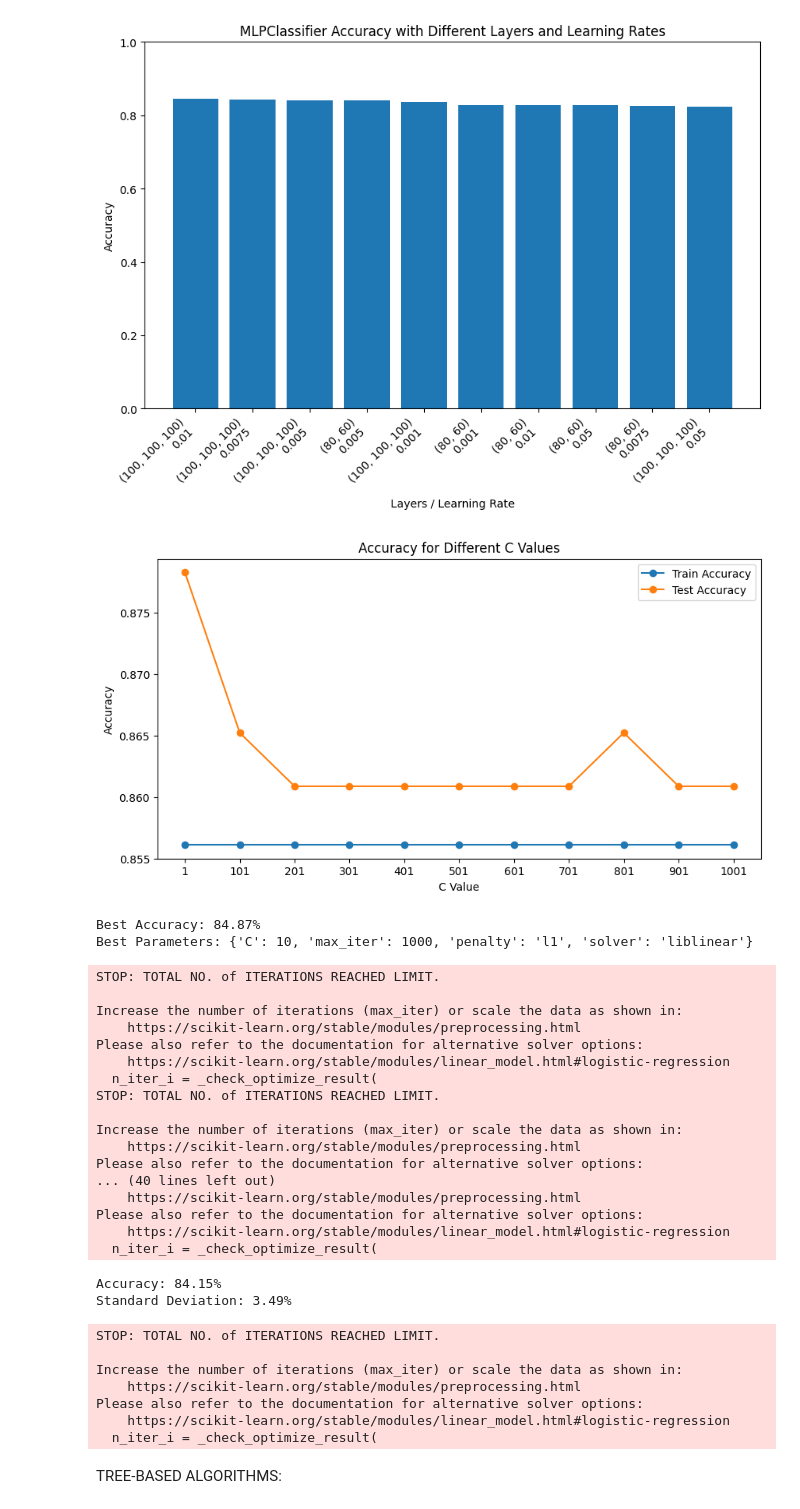
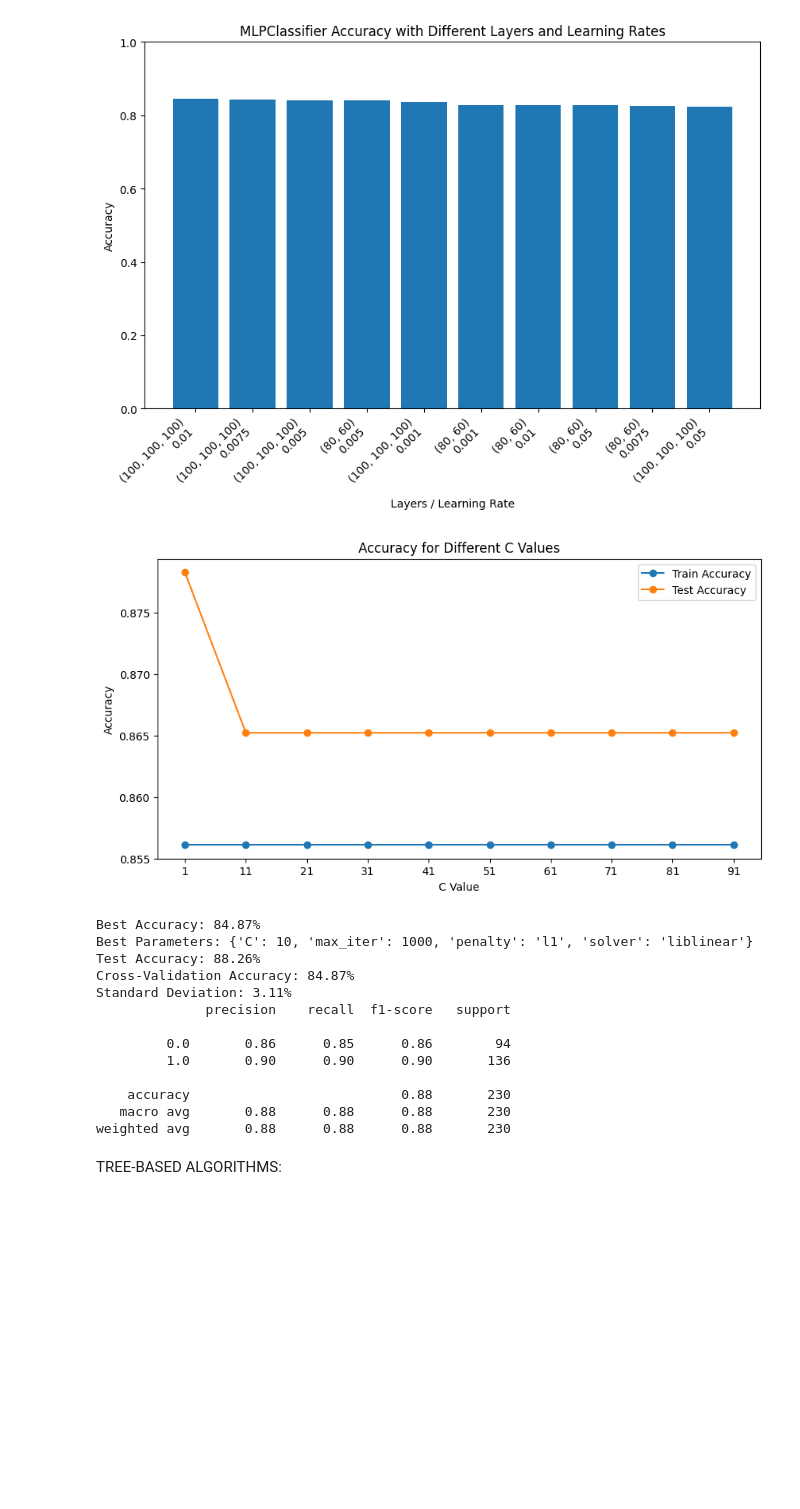
Before and after one commit to nbzuong/ML_Project, a Jupyter notebook: heart_predict.ipynb, the cells around one changed output. Saved outputs shown, nothing was run; the diff lists cells and outputs as text; code cells hidden in the pictures; blank space fills up the shorter version.

```diff
--- a/heart_predict.ipynb
+++ b/heart_predict.ipynb
@@ -557,77 +557,72 @@ Average Confusion Matrix:
  [ 9.94 64.46]]
 [figure]
 # %%
-#Logistic Regression with accuracy score for different C values for both train and test set and plotting the graph
+import matplotlib.pyplot as plt
 from sklearn.linear_model import LogisticRegression
 from sklearn.metrics import accuracy_score
-c_range = range(1, 1100, 100)
+from sklearn.model_selection import GridSearchCV, cross_val_score
+
+c_range = range(1, 101, 10)
 train_accuracy = []
 test_accuracy = []
+
 for c in c_range:
-    lr = LogisticRegression(C=c, penalty = 'l1', solver = 'saga', max_iter=1000)
+    lr = LogisticRegression(C=c, penalty='l1', solver='saga', max_iter=1000)
     lr.fit(feature_train, target_train)
     train_pred = lr.predict(feature_train)
     train_accuracy.append(accuracy_score(target_train, train_pred))
     test_pred = lr.predict(feature_test)
     test_accuracy.append(accuracy_score(target_test, test_pred))
 
 plt.figure(figsize=(10, 5))
-plt.plot(c_range, train_accuracy,marker='o', label='Train Accuracy')
+plt.plot(c_range, train_accuracy, marker='o', label='Train Accuracy')
 plt.plot(c_range, test_accuracy, marker='o', label='Test Accuracy')
 plt.xticks(c_range)
 plt.xlabel('C Value')
 plt.ylabel('Accuracy')
 plt.title('Accuracy for Different C Values')
 plt.legend()
 plt.show()
 
-#grid search for best parameters
-from sklearn.linear_model import LogisticRegression
-from sklearn.model_selection import GridSearchCV
 lr = LogisticRegression()
-parameters = [{'C': [0.1, 1, 10, 100], 'penalty': ['l1'], 'solver': ['liblinear', 'saga'], 'max_iter' : [1000] },
-                {'C': [0.1, 1, 10, 100], 'penalty': ['l2'], 'solver': ['newton-cg', 'lbfgs', 'sag', 'saga'], 'max_iter' : [1000]}]
+parameters = [
+    {'C': [0.1, 1, 10, 100], 'penalty': ['l1'], 'solver': ['liblinear', 'saga'], 'max_iter': [1000]},
+    {'C': [0.1, 1, 10, 100], 'penalty': ['l2'], 'solver': ['newton-cg', 'lbfgs', 'sag', 'saga'], 'max_iter': [1000]}
+]
+
 grid_search = GridSearchCV(estimator=lr, param_grid=parameters, scoring='accuracy', cv=10, n_jobs=-1)
 grid_search.fit(feature_train, target_train)
 best_accuracy = grid_search.best_score_
 best_parameters = grid_search.best_params_
-print('Best Accuracy: {:.2f}%'.format(best_accuracy*100))
+print('Best Accuracy: {:.2f}%'.format(best_accuracy * 100))
 print('Best Parameters:', best_parameters)
 
-#k-fold cross validation
-from sklearn.model_selection import cross_val_score
+lr = LogisticRegression(**best_parameters)
+lr.fit(feature_train, target_train)
+test_pred = lr.predict(feature_test)
+test_accuracy = accuracy_score(target_test, test_pred)
+print('Test Accuracy: {:.2f}%'.format(test_accuracy * 100))
+
 accuracies = cross_val_score(estimator=lr, X=feature_train, y=target_train, cv=10)
-print('Accuracy: {:.2f}%'.format(accuracies.mean()*100))
-print('Standard Deviation: {:.2f}%'.format(accuracies.std()*100))
+print('Cross-Validation Accuracy: {:.2f}%'.format(accuracies.mean() * 100))
+print('Standard Deviation: {:.2f}%'.format(accuracies.std() * 100))
+
+#classification report
+print(classification_report(target_test, test_pred))
 # %% [output]
-[figure, old version]
+[figure, new version]
 Best Accuracy: 84.87%
 Best Parameters: {'C': 10, 'max_iter': 1000, 'penalty': 'l1', 'solver': 'liblinear'}
+Test Accuracy: 88.26%
+Cross-Validation Accuracy: 84.87%
+Standard Deviation: 3.11%
+              precision    recall  f1-score   support
+
+         0.0       0.86      0.85      0.86        94
+         1.0       0.90      0.90      0.90       136
+
+    accuracy                           0.88       230
+   macro avg       0.88      0.88      0.88       230
+weighted avg       0.88      0.88      0.88       230
-STOP: TOTAL NO. of ITERATIONS REACHED LIMIT.
-
-Increase the number of iterations (max_iter) or scale the data as shown in:
-    https://scikit-learn.org/stable/modules/preprocessing.html
-Please also refer to the documentation for alternative solver options:
-    https://scikit-learn.org/stable/modules/linear_model.html#logistic-regression
-  n_iter_i = _check_optimize_result(
-STOP: TOTAL NO. of ITERATIONS REACHED LIMIT.
-
-Increase the number of iterations (max_iter) or scale the data as shown in:
-    https://scikit-learn.org/stable/modules/preprocessing.html
-Please also refer to the documentation for alternative solver options:
-... (40 lines left out)
-    https://scikit-learn.org/stable/modules/preprocessing.html
-Please also refer to the documentation for alternative solver options:
-    https://scikit-learn.org/stable/modules/linear_model.html#logistic-regression
-  n_iter_i = _check_optimize_result(
-Accuracy: 84.15%
-Standard Deviation: 3.49%
-STOP: TOTAL NO. of ITERATIONS REACHED LIMIT.
-
-Increase the number of iterations (max_iter) or scale the data as shown in:
-    https://scikit-learn.org/stable/modules/preprocessing.html
-Please also refer to the documentation for alternative solver options:
-    https://scikit-learn.org/stable/modules/linear_model.html#logistic-regression
-  n_iter_i = _check_optimize_result(
 # %% [markdown]
 TREE-BASED ALGORITHMS:
```
Also changed, not shown: parts of 5 cells of this notebook.
